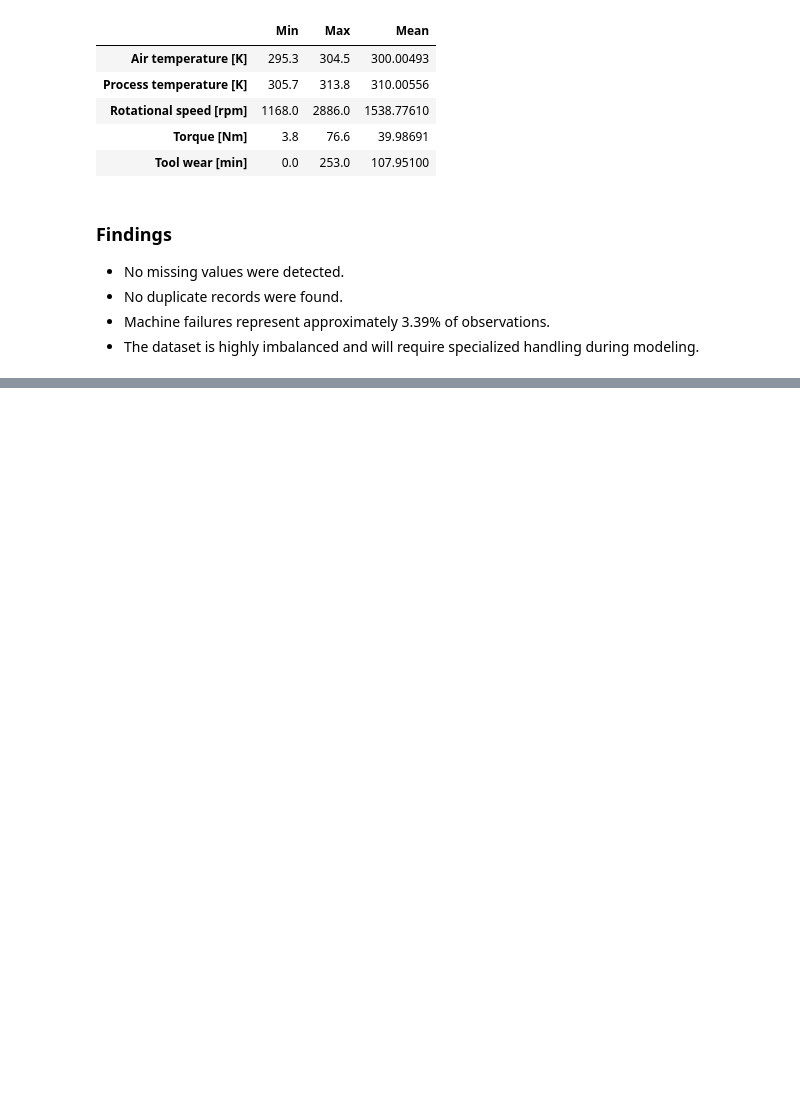
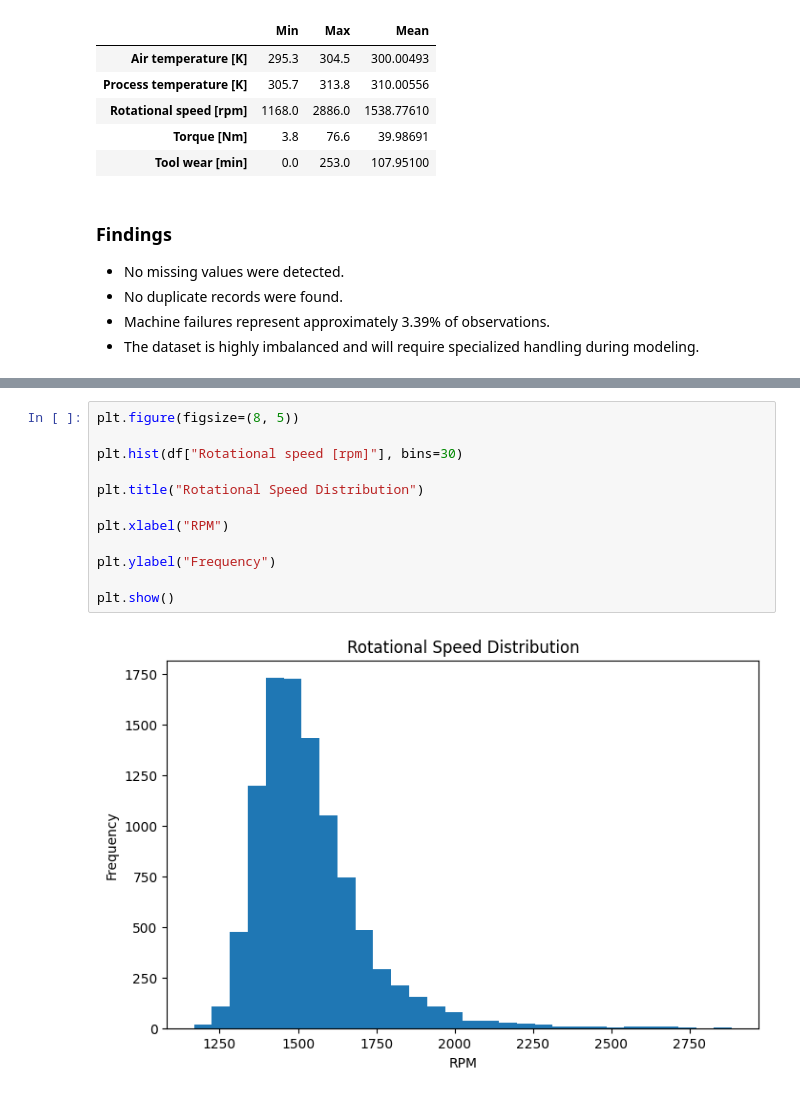
Before and after one commit to snpdsai/predictive-maintenance-contextual-ai, a Jupyter notebook: notebooks/01_data_ingestion.ipynb, the cells around one changed output, grey strips where cells are left out. Cells and saved outputs as stored; diff of their text form; blank space fills up the shorter version.

```diff
--- a/notebooks/01_data_ingestion.ipynb
+++ b/notebooks/01_data_ingestion.ipynb
@@ -221,0 +274,14 @@ feature_ranges
+# %%
+plt.figure(figsize=(8, 5))
+
+plt.hist(df["Rotational speed [rpm]"], bins=30)
+
+plt.title("Rotational Speed Distribution")
+
+plt.xlabel("RPM")
+
+plt.ylabel("Frequency")
+
+plt.show()
+# %% [output]
+[figure, added]
```
Also changed, not shown: parts of 10 cells of this notebook, 1 other file.
